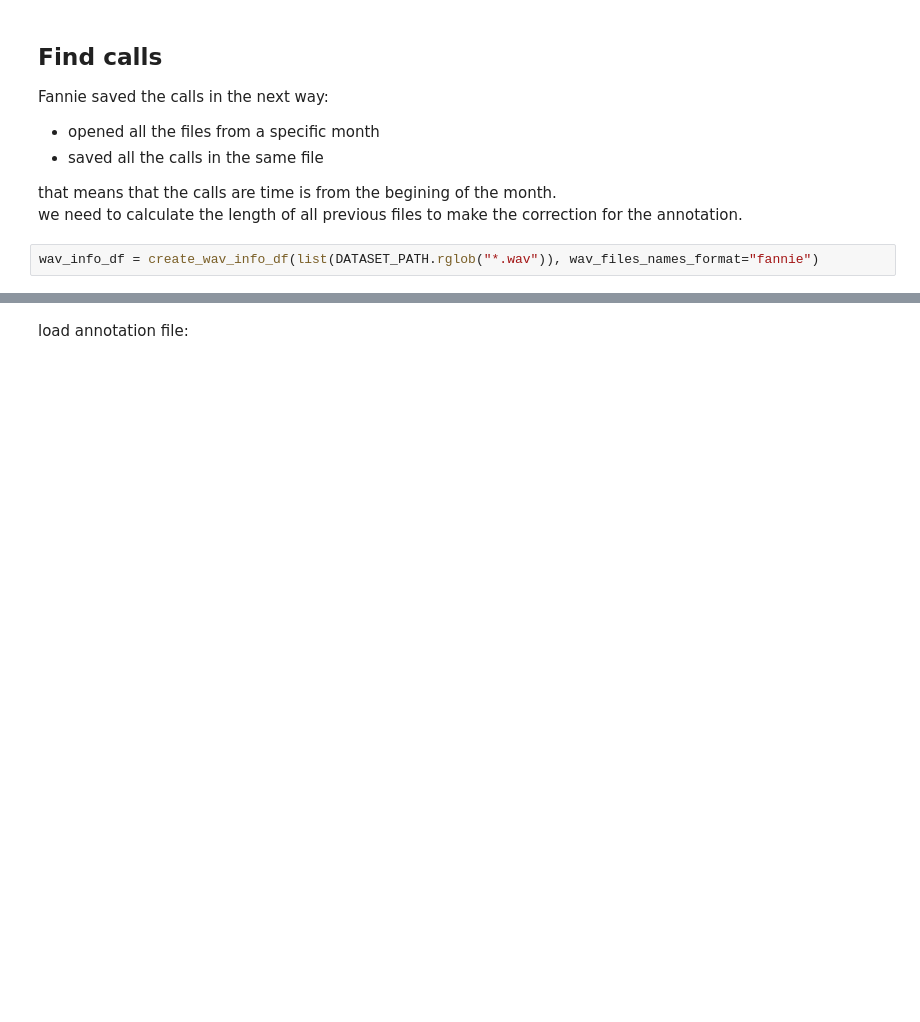
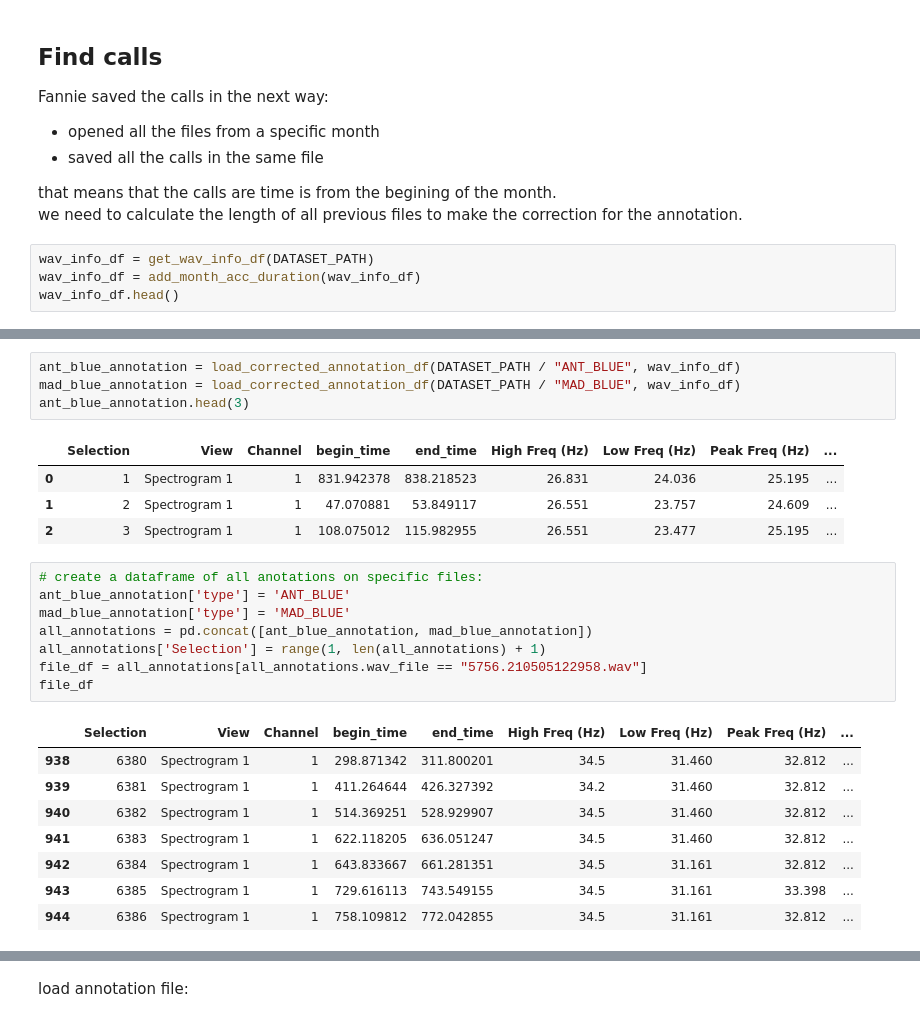
Before and after one commit to deep-voice/soundbay, a Jupyter notebook: notebooks/Fannie_find_calls.ipynb, the cells around one changed output, grey strips where cells are left out. Drawn from its saved outputs; the diff is of its cells as text; blank space fills up the shorter version.

Commit message:
update function names in fannie find call notebook

```diff
--- a/notebooks/Fannie_find_calls.ipynb
+++ b/notebooks/Fannie_find_calls.ipynb
@@ -31,4 +32,6 @@ Fannie saved the calls in the next way:
 that means that the calls are time is from the begining of the month. <br>
 we need to calculate the length of all previous files to make the correction for the annotation.
 # %%
-wav_info_df = create_wav_info_df(list(DATASET_PATH.rglob("*.wav")), wav_files_names_format="fannie")
+wav_info_df = get_wav_info_df(DATASET_PATH)
+wav_info_df = add_month_acc_duration(wav_info_df)
+wav_info_df.head()
@@ -34,0 +45,26 @@ wav_info_df = create_wav_info_df(list(DATASET_PATH.rglob("*.wav")), wav_files_na
+# %%
+ant_blue_annotation = load_corrected_annotation_df(DATASET_PATH / "ANT_BLUE", wav_info_df)
+mad_blue_annotation = load_corrected_annotation_df(DATASET_PATH / "MAD_BLUE", wav_info_df)
+ant_blue_annotation.head(3)
+# %% [output]
+|  | Selection | View | Channel | begin_time | end_time | High Freq (Hz) | Low Freq (Hz) | Peak Freq (Hz) | ... |
+| 0 | 1 | Spectrogram 1 | 1 | 831.942378 | 838.218523 | 26.831 | 24.036 | 25.195 | ... |
+| 1 | 2 | Spectrogram 1 | 1 | 47.070881 | 53.849117 | 26.551 | 23.757 | 24.609 | ... |
+| 2 | 3 | Spectrogram 1 | 1 | 108.075012 | 115.982955 | 26.551 | 23.477 | 25.195 | ... |
+# %%
+# create a dataframe of all anotations on specific files:
+ant_blue_annotation['type'] = 'ANT_BLUE'
+mad_blue_annotation['type'] = 'MAD_BLUE'
+all_annotations = pd.concat([ant_blue_annotation, mad_blue_annotation])
+all_annotations['Selection'] = range(1, len(all_annotations) + 1)
+file_df = all_annotations[all_annotations.wav_file == "5756.210505122958.wav"]
+file_df
+# %% [output]
+|  | Selection | View | Channel | begin_time | end_time | High Freq (Hz) | Low Freq (Hz) | Peak Freq (Hz) | ... |
+| 938 | 6380 | Spectrogram 1 | 1 | 298.871342 | 311.800201 | 34.5 | 31.460 | 32.812 | ... |
+| 939 | 6381 | Spectrogram 1 | 1 | 411.264644 | 426.327392 | 34.2 | 31.460 | 32.812 | ... |
+| 940 | 6382 | Spectrogram 1 | 1 | 514.369251 | 528.929907 | 34.5 | 31.460 | 32.812 | ... |
+| 941 | 6383 | Spectrogram 1 | 1 | 622.118205 | 636.051247 | 34.5 | 31.460 | 32.812 | ... |
+| 942 | 6384 | Spectrogram 1 | 1 | 643.833667 | 661.281351 | 34.5 | 31.161 | 32.812 | ... |
+| 943 | 6385 | Spectrogram 1 | 1 | 729.616113 | 743.549155 | 34.5 | 31.161 | 33.398 | ... |
+| 944 | 6386 | Spectrogram 1 | 1 | 758.109812 | 772.042855 | 34.5 | 31.161 | 32.812 | ... |
```
Also changed, not shown: parts of 3 cells of this notebook.
